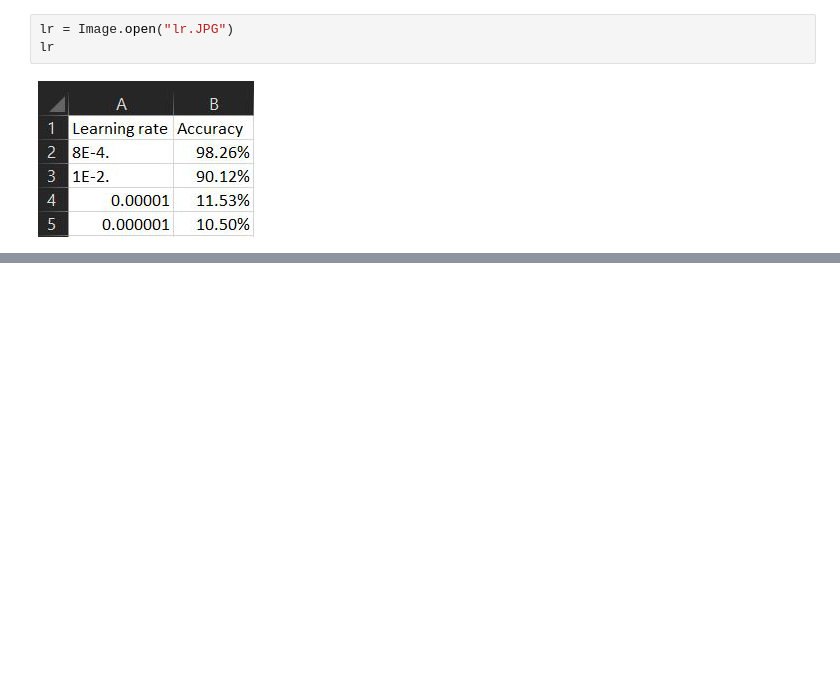
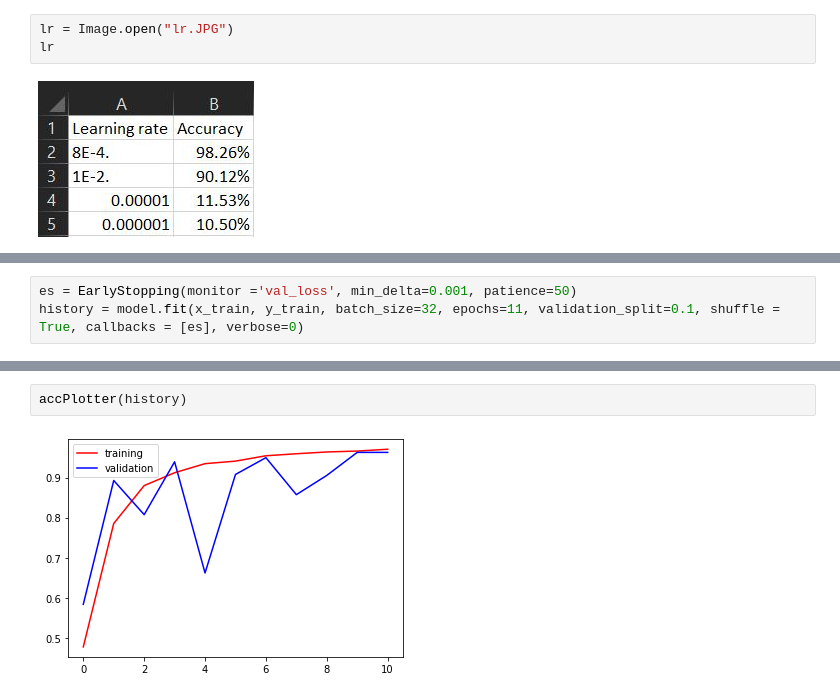
Before and after one commit to Basel-Elzatahry/ASL, a Jupyter notebook: blog_post.ipynb, the cells around one changed output, grey strips where cells are left out. Drawn from its saved outputs; the diff is of its cells as text; blank space fills up the shorter version.

```diff
--- a/blog_post.ipynb
+++ b/blog_post.ipynb
@@ -123,0 +136,3 @@ lr
+# %%
+es = EarlyStopping(monitor ='val_loss', min_delta=0.001, patience=50)
+history = model.fit(x_train, y_train, batch_size=32, epochs=11, validation_split=0.1, shuffle = True, callbacks = [es], verbose=0)
@@ -123,0 +148,4 @@ lr
+# %%
+accPlotter(history)
+# %% [output]
+[figure, added]
```
Also changed, not shown: parts of 29 cells of this notebook, 1 other file.
